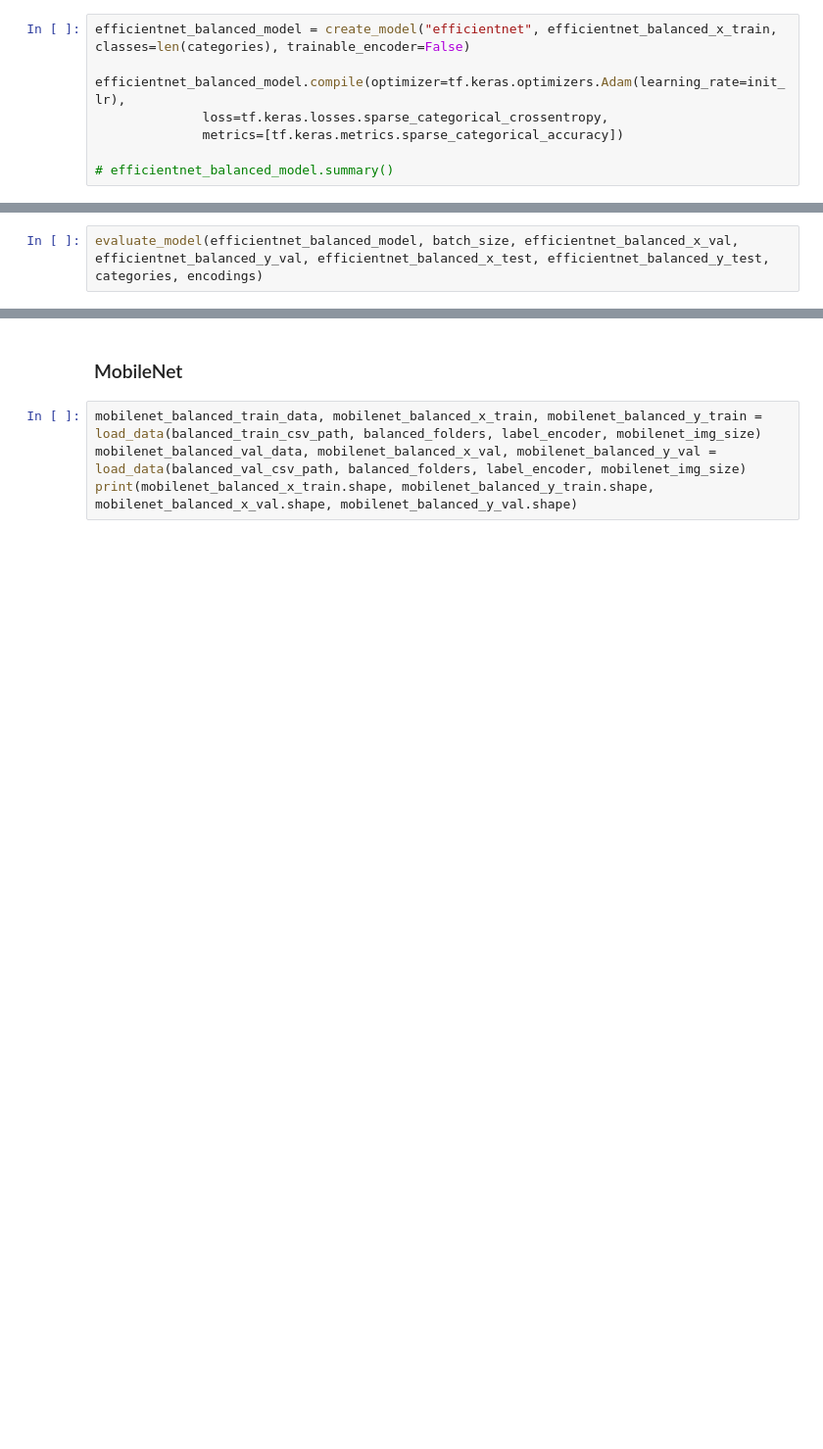
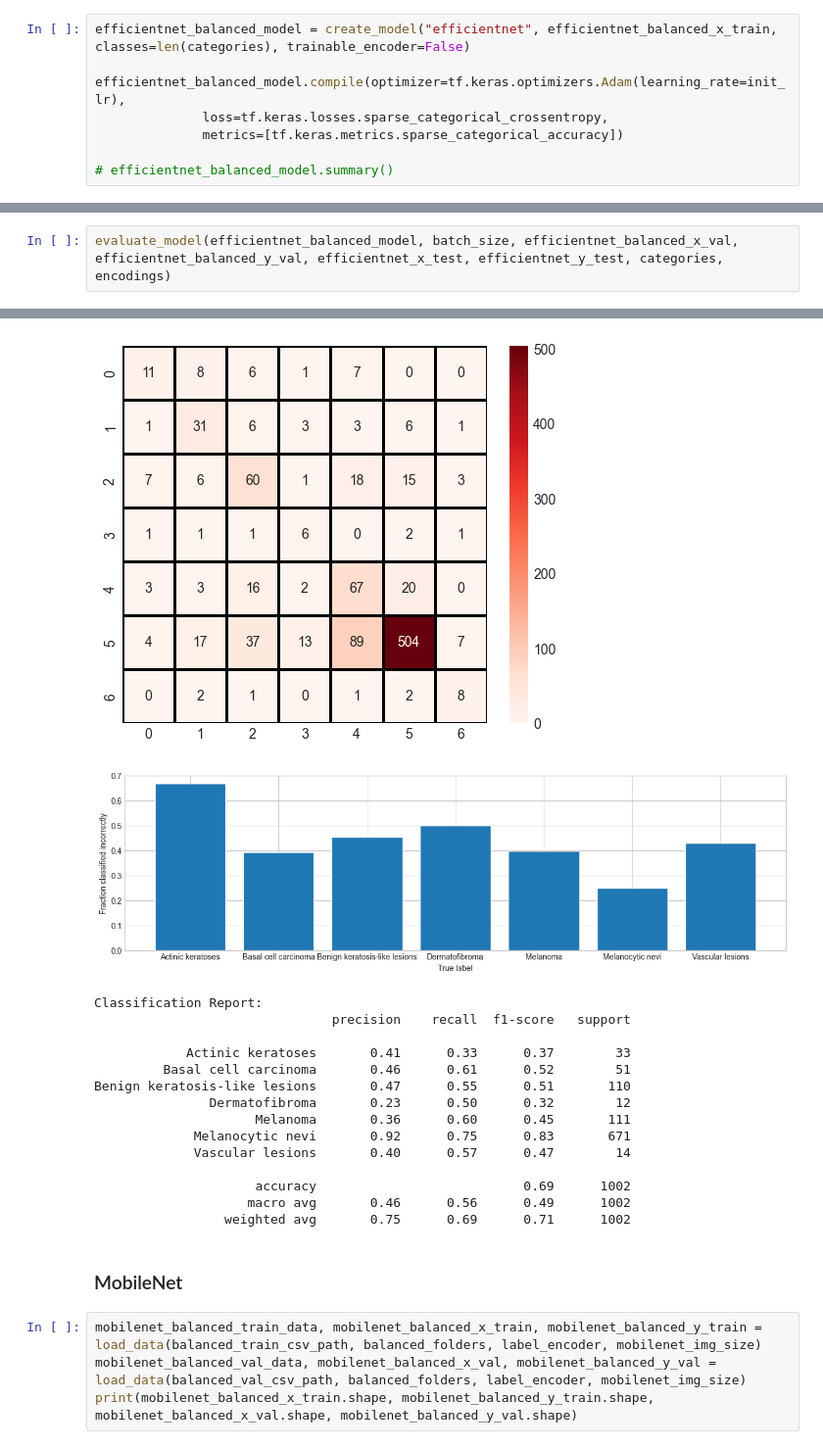
Before and after one commit to ivanica9598/SkinLesionsClassification, a Jupyter notebook: classification.ipynb, the cells around one changed output, grey strips where cells are left out. Shown at 98% size. Drawn from its saved outputs; the diff is of its cells as text; blank space fills up the shorter version.

Commit message:
add EfficientNet results

```diff
--- a/classification.ipynb
+++ b/classification.ipynb
@@ -529,2 +615,3 @@ efficientnet_balanced_model = train_model("EfficientNet-balanced", models_folder
 # %%
-evaluate_model(efficientnet_balanced_model, batch_size, efficientnet_balanced_x_val, efficientnet_balanced_y_val, efficientnet_balanced_x_test, efficientnet_balanced_y_test, categories, encodings)
+evaluate_model(efficientnet_balanced_model, batch_size, efficientnet_balanced_x_val, efficientnet_balanced_y_val, efficientnet_x_test, efficientnet_y_test, categories, encodings)
+# %% [output]
@@ -531,3 +623,19 @@ evaluate_model(efficientnet_balanced_model, batch_size, efficientnet_balanced_x_
+[figure, added]
+[figure, added]
+Classification Report:
+                               precision    recall  f1-score   support
+
+            Actinic keratoses       0.41      0.33      0.37        33
+         Basal cell carcinoma       0.46      0.61      0.52        51
+Benign keratosis-like lesions       0.47      0.55      0.51       110
+               Dermatofibroma       0.23      0.50      0.32        12
+                     Melanoma       0.36      0.60      0.45       111
+             Melanocytic nevi       0.92      0.75      0.83       671
+             Vascular lesions       0.40      0.57      0.47        14
+
+                     accuracy                           0.69      1002
+                    macro avg       0.46      0.56      0.49      1002
+                 weighted avg       0.75      0.69      0.71      1002
 # %% [markdown]
 ### MobileNet
 # %%
```
Also changed, not shown: parts of 10 cells of this notebook.
